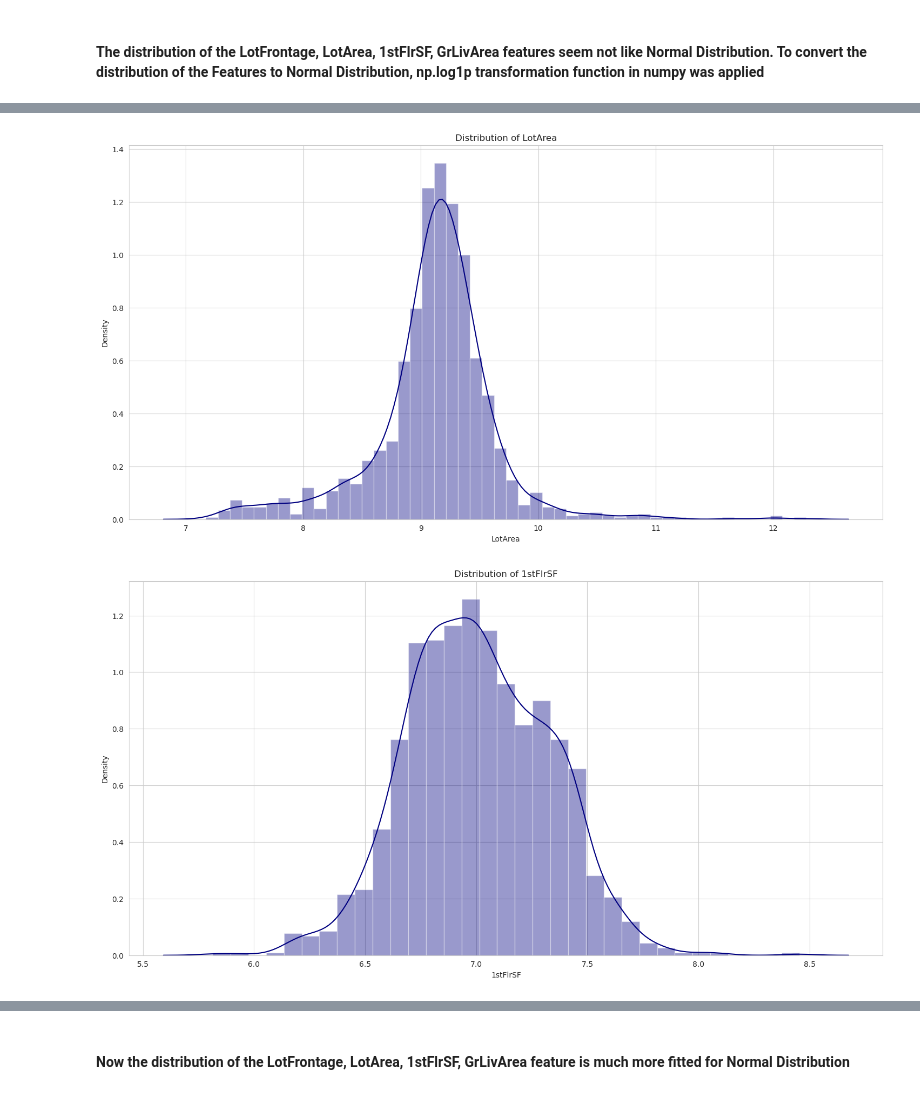
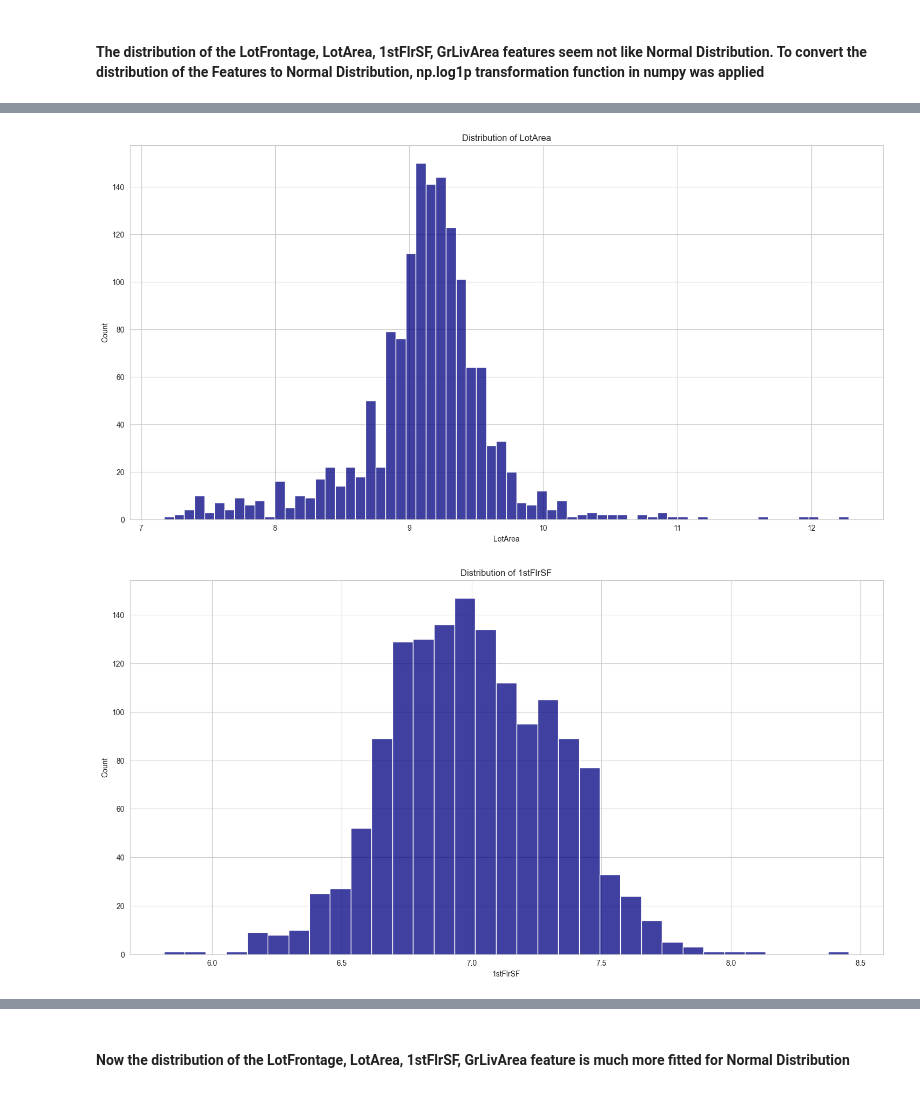
Before and after one commit to sgessesse/House-Prices-Predictions, a Jupyter notebook: house-prices-predictions.ipynb, the cells around one changed output, grey strips where cells are left out. Cells and saved outputs as stored; diff of their text form; code cells hidden in the pictures.

```diff
--- a/house-prices-predictions.ipynb
+++ b/house-prices-predictions.ipynb
@@ -64,6 +64,6 @@ warnings.filterwarnings("ignore")
 warnings.simplefilter(action='ignore', category=FutureWarning)
 warnings.simplefilter(action='ignore', category=DeprecationWarning)
 # %%
-train = pd.read_csv('/kaggle/input/house-prices-advanced-regression-techniques/train.csv')
-test = pd.read_csv('/kaggle/input/house-prices-advanced-regression-techniques/test.csv')
+train = pd.read_csv('Data/train.csv')
+test = pd.read_csv('Data/test.csv')
 # %%
@@ -98,9 +100,13 @@ train.describe()
 | max | 190.000000 | 313.000000 | 215245.000000 | 10.000000 | 9.000000 | 2010.000000 | 2010.000000 | 1600.000000 | ... |
 8 rows × 37 columns
 # %%
-corr = train.corr()
+# Get only numeric columns
+numeric_cols = train.select_dtypes(include=['int64', 'float64']).columns
+train_numeric = train[numeric_cols]
+
+corr = train_numeric.corr()
 
 high_corr_features = corr.index[abs(corr['SalePrice']) > 0.5]
-print(f'Highly Corrolated Features:\n', high_corr_features, '\n')
-print(f'No. of Highly Corrolated Features:', len(high_corr_features))
+print(f'Highly Correlated Features:\n', high_corr_features, '\n')
+print(f'No. of Highly Correlated Features:', len(high_corr_features))
 # %% [output]
@@ -224,7 +230,7 @@ plt.show()
 # %%
 def dist_plt(col):
     f, ax = plt.subplots(figsize=(18,9))
-    sns.distplot(train[col], color="red")
+    sns.histplot(train[col], color="red")
     ax.set(xlabel=col)
     ax.set(title="Distribution of " + str(col))
     plt.show()
@@ -244,7 +250,7 @@ for col in Features:
     train[col] = np.log1p(train[col])
 
     f, ax = plt.subplots(figsize=(18,9))
-    sns.distplot(train[col], color="navy")
+    sns.histplot(train[col], color="navy")
     ax.set(xlabel=col)
     ax.set(title="Distribution of " + str(col))
     plt.show()
@@ -253,2 +259,2 @@ for col in Features:
-[figure, old version]
+[figure, new version]
-[figure, old version]
+[figure, new version]
```
Also changed, not shown: parts of 24 cells of this notebook, 49 other files.
